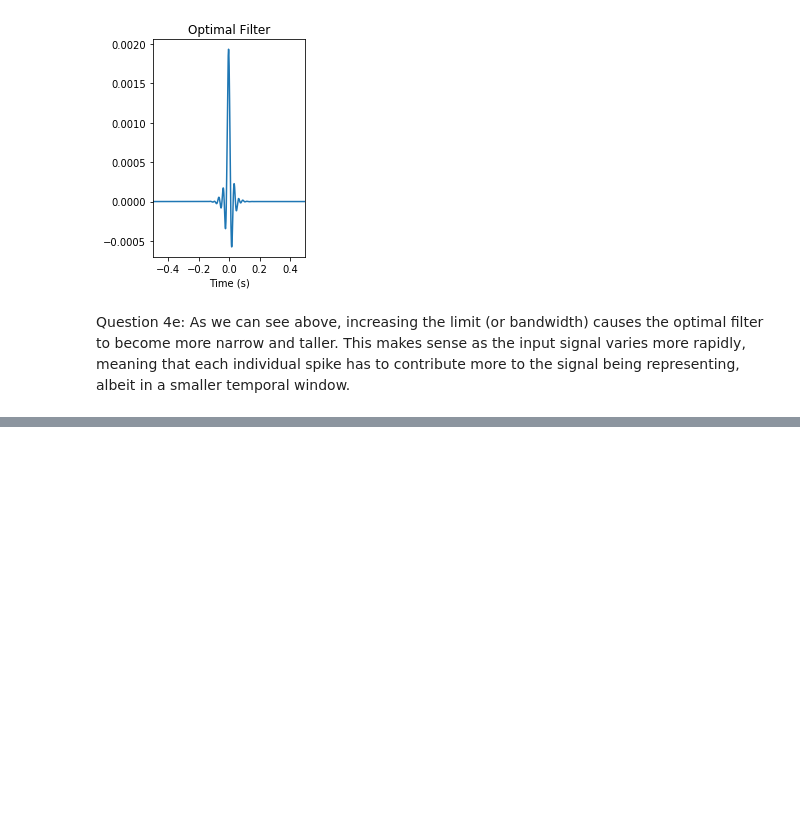
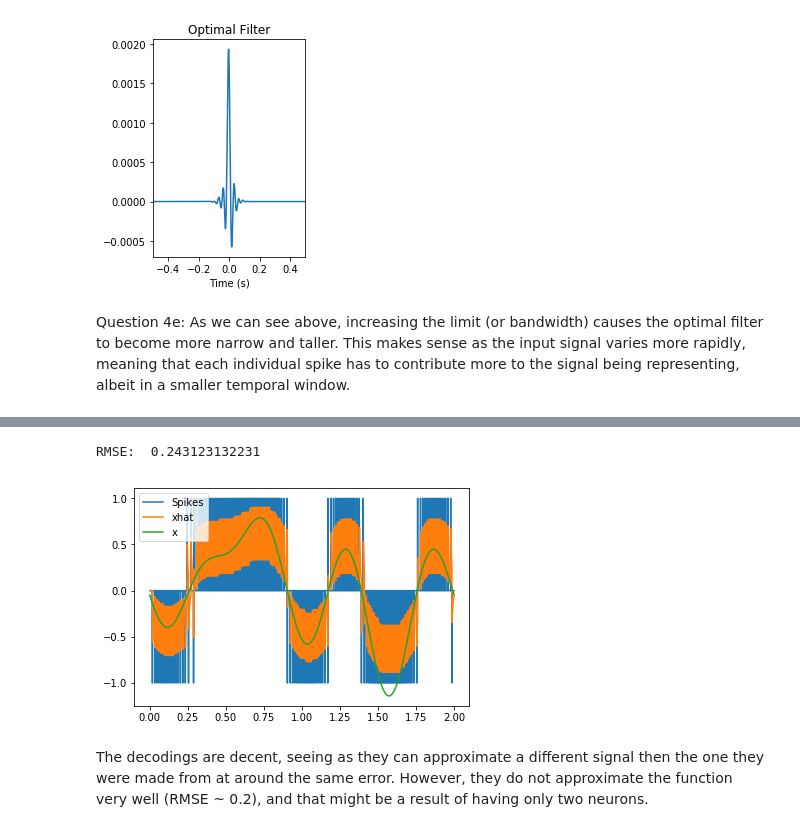
Before and after one commit to parsatorb/SYDE-556, a Jupyter notebook: Spiking Neurons.ipynb, the cells around one changed output, grey strips where cells are left out. Saved outputs shown, nothing was run; the diff lists cells and outputs as text; code cells hidden in the pictures; blank space fills up the shorter version.

```diff
--- a/Spiking Neurons.ipynb
+++ b/Spiking Neurons.ipynb
@@ -259,0 +258,26 @@ plot(u, A)
+# %%
+#Question 5d
+xt2, xw2 = generate_signal(T=2, dt=0.001, rms=0.5, limit=2)
+x2 = xt2[1].real
+spikes3, q = neuron.voltageBuildup(x2, dt)
+spikes4, q = neuron2.voltageBuildup(x2, dt)
+
+r2 = spikes3-spikes4
+
+fspikes3 = np.convolve(spikes3, h, mode='same')
+fspikes4 = np.convolve(spikes4, h, mode='same')
+A2 = np.array([fspikes3, fspikes4]).transpose()
+
+xhat2 = np.dot(A2, d)
+plot(u, r2, label="Spikes")
+plot(u, xhat2, label="xhat")
+plot(u, x2, label="x")
+legend()
+
+rmse2 = np.sqrt(np.mean(np.power(x2-xhat2, 2)))
+print("RMSE: ", rmse2.real)
+# %% [output]
+RMSE:  0.243123132231
+[figure, added]
+# %% [markdown]
+The decodings are decent, seeing as they can approximate a different signal then the one they were made from at around the same error. However, they do not approximate the function very well (RMSE ~ 0.2), and that might be a result of having only two neurons.
```
Also changed, not shown: parts of 17 cells of this notebook.
